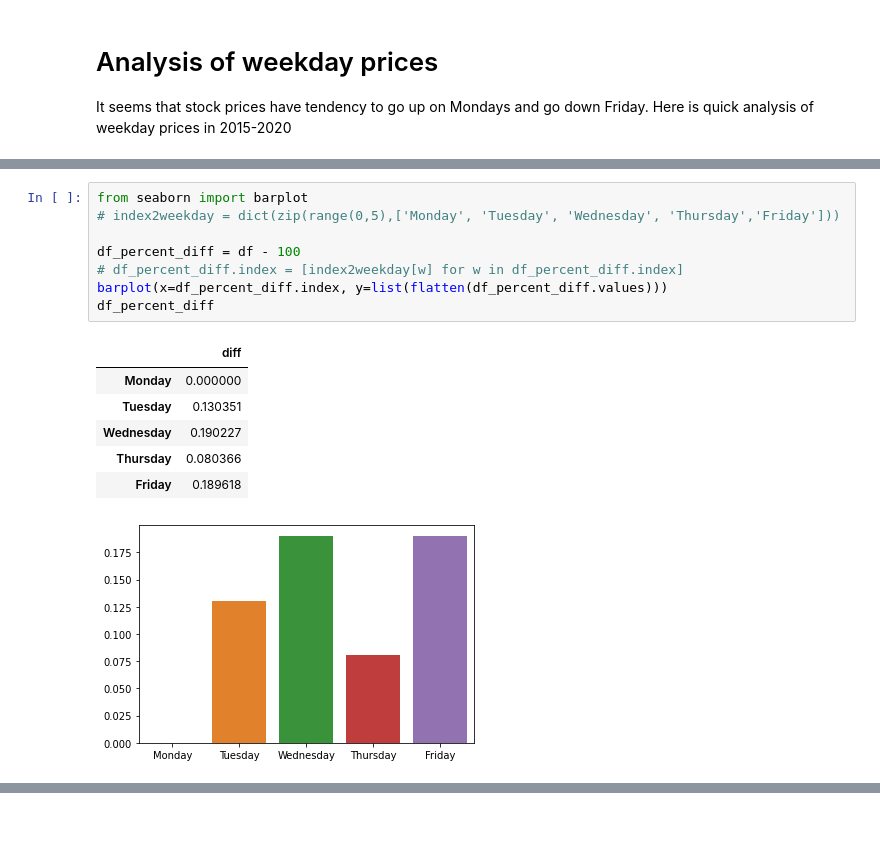
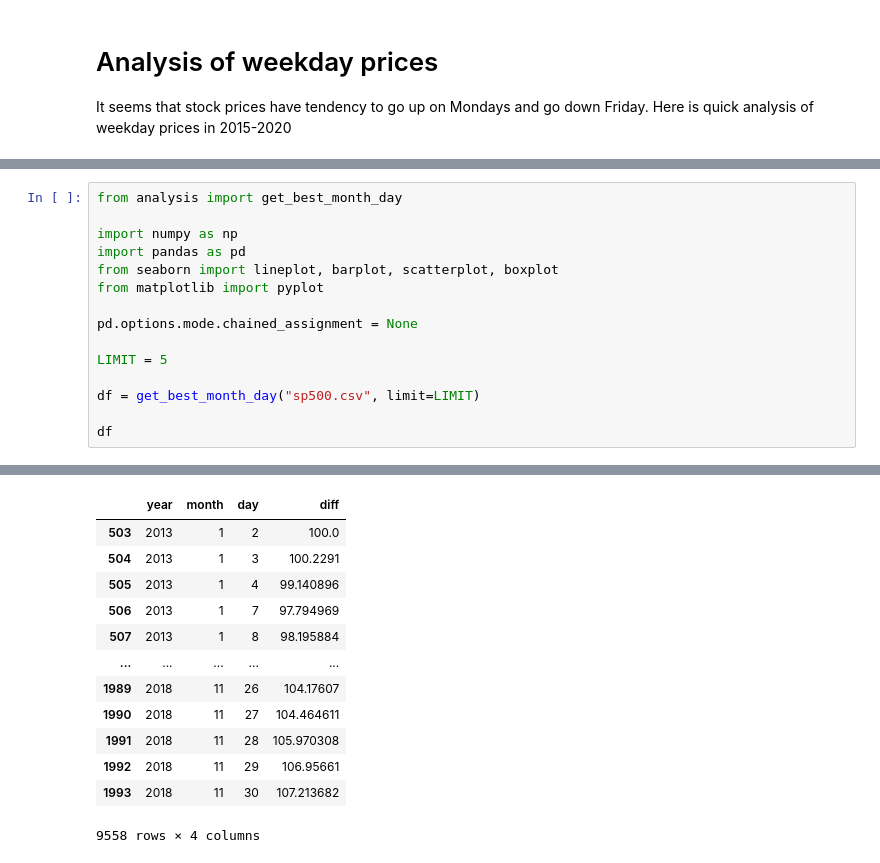
Before and after one commit to kirillstrelkov/playground, a Jupyter notebook: stocks/buy_sell_analysis/analysis.ipynb, the cells around one changed output, grey strips where cells are left out. Drawn from its saved outputs; the diff is of its cells as text; blank space fills up the shorter version.

```diff
--- a/stocks/buy_sell_analysis/analysis.ipynb
+++ b/stocks/buy_sell_analysis/analysis.ipynb
@@ -127,16 +6,16 @@ NameError: name 'symbols' is not defined
-# %%
-from seaborn import barplot
-# index2weekday = dict(zip(range(0,5),['Monday', 'Tuesday', 'Wednesday', 'Thursday','Friday']))
-
-df_percent_diff = df - 100
-# df_percent_diff.index = [index2weekday[w] for w in df_percent_diff.index]
-barplot(x=df_percent_diff.index, y=list(flatten(df_percent_diff.values)))
-df_percent_diff
-# %% [output]
-|  | diff |
-| Monday | 0.000000 |
-| Tuesday | 0.130351 |
-| Wednesday | 0.190227 |
-| Thursday | 0.080366 |
-| Friday | 0.189618 |
-[figure, removed]
+# %%
+from analysis import get_best_month_day
+
+import numpy as np
+import pandas as pd
+from seaborn import lineplot, barplot, scatterplot, boxplot
+from matplotlib import pyplot
+
+pd.options.mode.chained_assignment = None
+
+LIMIT = 5
+
+df = get_best_month_day("sp500.csv", limit=LIMIT)
+
+df
+# %% [output]
@@ -142,0 +27,13 @@ df_percent_diff
+|  | year | month | day | diff |
+| 503 | 2013 | 1 | 2 | 100.0 |
+| 504 | 2013 | 1 | 3 | 100.2291 |
+| 505 | 2013 | 1 | 4 | 99.140896 |
+| 506 | 2013 | 1 | 7 | 97.794969 |
+| 507 | 2013 | 1 | 8 | 98.195884 |
+| ... | ... | ... | ... | ... |
+| 1989 | 2018 | 11 | 26 | 104.17607 |
+| 1990 | 2018 | 11 | 27 | 104.464611 |
+| 1991 | 2018 | 11 | 28 | 105.970308 |
+| 1992 | 2018 | 11 | 29 | 106.95661 |
+| 1993 | 2018 | 11 | 30 | 107.213682 |
+9558 rows × 4 columns
```
Also changed, not shown: parts of 14 cells of this notebook, 2 other files.
